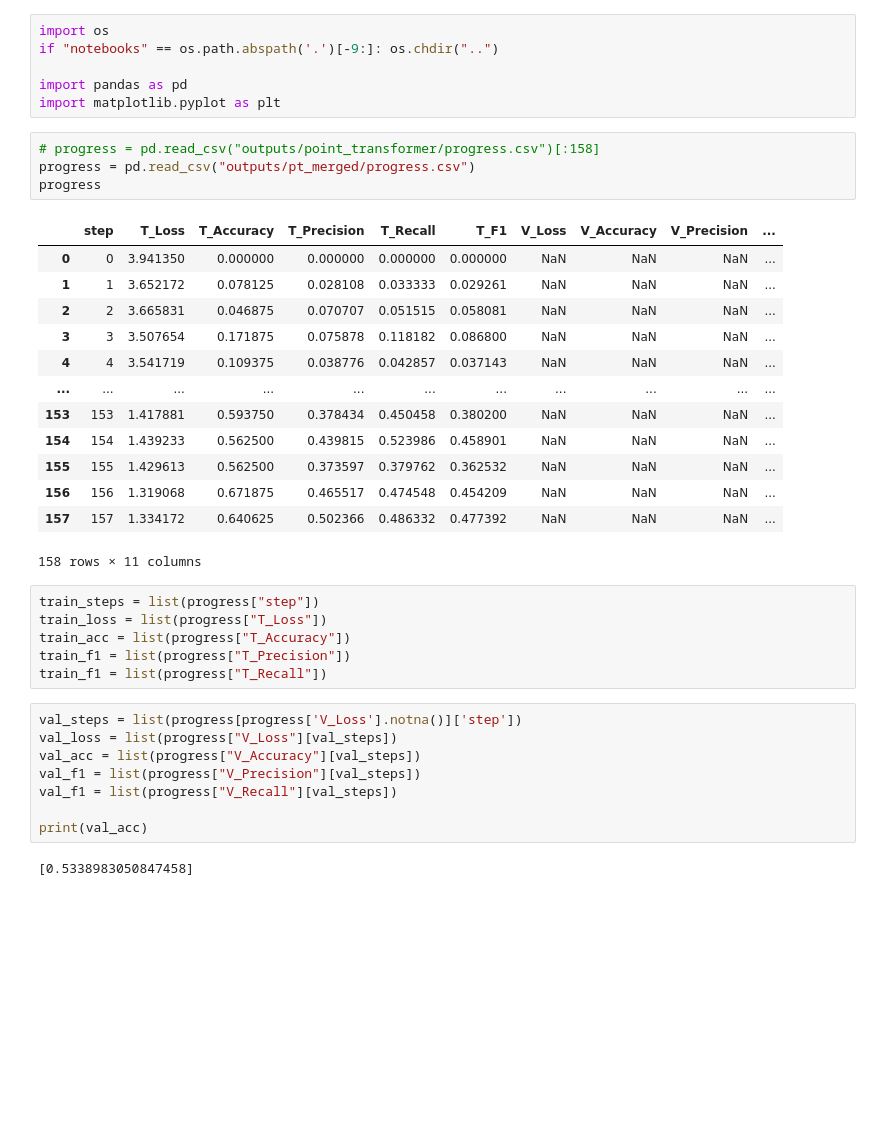
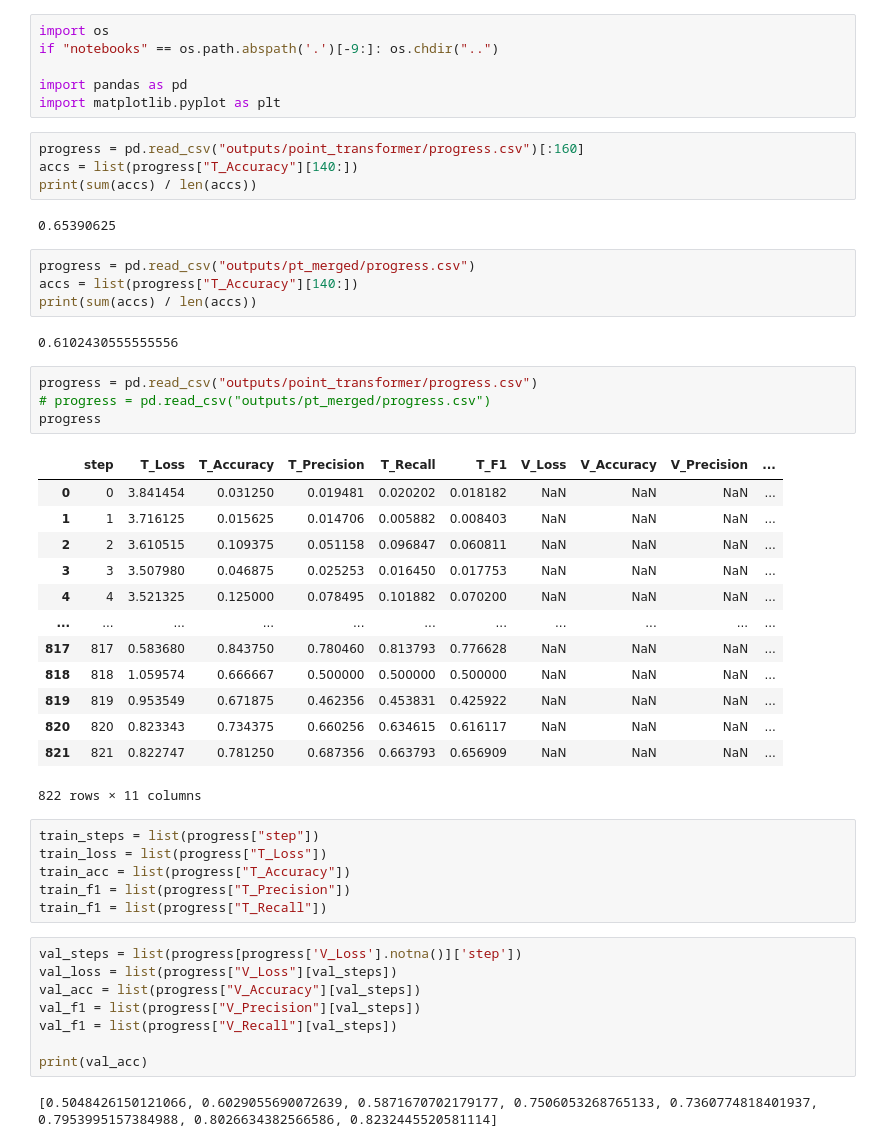
Before and after one commit to mehardsingh/point-transformer-cardinality-reduction, a Jupyter notebook: notebooks/plot_progress2.ipynb, the cells around one changed output. Drawn from its saved outputs; the diff is of its cells as text; blank space fills up the shorter version.

```diff
--- a/notebooks/plot_progress2.ipynb
+++ b/notebooks/plot_progress2.ipynb
@@ -4,24 +4,36 @@ if "notebooks" == os.path.abspath('.')[-9:]: os.chdir("..")
 
 import pandas as pd
 import matplotlib.pyplot as plt
+# %%
+progress = pd.read_csv("outputs/point_transformer/progress.csv")[:160]
+accs = list(progress["T_Accuracy"][140:])
+print(sum(accs) / len(accs))
+# %% [output]
+0.65390625
+# %%
+progress = pd.read_csv("outputs/pt_merged/progress.csv")
+accs = list(progress["T_Accuracy"][140:])
+print(sum(accs) / len(accs))
+# %% [output]
+0.6102430555555556
 # %%
-# progress = pd.read_csv("outputs/point_transformer/progress.csv")[:158]
-progress = pd.read_csv("outputs/pt_merged/progress.csv")
+progress = pd.read_csv("outputs/point_transformer/progress.csv")
+# progress = pd.read_csv("outputs/pt_merged/progress.csv")
 progress
 # %% [output]
 |  | step | T_Loss | T_Accuracy | T_Precision | T_Recall | T_F1 | V_Loss | V_Accuracy | V_Precision | ... |
-| 0 | 0 | 3.941350 | 0.000000 | 0.000000 | 0.000000 | 0.000000 | NaN | NaN | NaN | ... |
-| 1 | 1 | 3.652172 | 0.078125 | 0.028108 | 0.033333 | 0.029261 | NaN | NaN | NaN | ... |
-| 2 | 2 | 3.665831 | 0.046875 | 0.070707 | 0.051515 | 0.058081 | NaN | NaN | NaN | ... |
-| 3 | 3 | 3.507654 | 0.171875 | 0.075878 | 0.118182 | 0.086800 | NaN | NaN | NaN | ... |
-| 4 | 4 | 3.541719 | 0.109375 | 0.038776 | 0.042857 | 0.037143 | NaN | NaN | NaN | ... |
+| 0 | 0 | 3.841454 | 0.031250 | 0.019481 | 0.020202 | 0.018182 | NaN | NaN | NaN | ... |
+| 1 | 1 | 3.716125 | 0.015625 | 0.014706 | 0.005882 | 0.008403 | NaN | NaN | NaN | ... |
+| 2 | 2 | 3.610515 | 0.109375 | 0.051158 | 0.096847 | 0.060811 | NaN | NaN | NaN | ... |
+| 3 | 3 | 3.507980 | 0.046875 | 0.025253 | 0.016450 | 0.017753 | NaN | NaN | NaN | ... |
+| 4 | 4 | 3.521325 | 0.125000 | 0.078495 | 0.101882 | 0.070200 | NaN | NaN | NaN | ... |
 | ... | ... | ... | ... | ... | ... | ... | ... | ... | ... | ... |
-| 153 | 153 | 1.417881 | 0.593750 | 0.378434 | 0.450458 | 0.380200 | NaN | NaN | NaN | ... |
-| 154 | 154 | 1.439233 | 0.562500 | 0.439815 | 0.523986 | 0.458901 | NaN | NaN | NaN | ... |
-| 155 | 155 | 1.429613 | 0.562500 | 0.373597 | 0.379762 | 0.362532 | NaN | NaN | NaN | ... |
-| 156 | 156 | 1.319068 | 0.671875 | 0.465517 | 0.474548 | 0.454209 | NaN | NaN | NaN | ... |
-| 157 | 157 | 1.334172 | 0.640625 | 0.502366 | 0.486332 | 0.477392 | NaN | NaN | NaN | ... |
+| 817 | 817 | 0.583680 | 0.843750 | 0.780460 | 0.813793 | 0.776628 | NaN | NaN | NaN | ... |
+| 818 | 818 | 1.059574 | 0.666667 | 0.500000 | 0.500000 | 0.500000 | NaN | NaN | NaN | ... |
+| 819 | 819 | 0.953549 | 0.671875 | 0.462356 | 0.453831 | 0.425922 | NaN | NaN | NaN | ... |
+| 820 | 820 | 0.823343 | 0.734375 | 0.660256 | 0.634615 | 0.616117 | NaN | NaN | NaN | ... |
+| 821 | 821 | 0.822747 | 0.781250 | 0.687356 | 0.663793 | 0.656909 | NaN | NaN | NaN | ... |
-158 rows × 11 columns
+822 rows × 11 columns
 # %%
 train_steps = list(progress["step"])
 train_loss = list(progress["T_Loss"])
@@ -37,7 +49,7 @@ val_f1 = list(progress["V_Recall"][val_steps])
 
 print(val_acc)
 # %% [output]
-[0.5338983050847458]
+[0.5048426150121066, 0.6029055690072639, 0.5871670702179177, 0.7506053268765133, 0.7360774818401937, 0.7953995157384988, 0.8026634382566586, 0.8232445520581114]
 # %%
 plt.plot(train_steps, train_loss, label='Training Loss')
 plt.xlabel('Steps')
```
Also changed, not shown: parts of 4 cells of this notebook, 26 other files.
